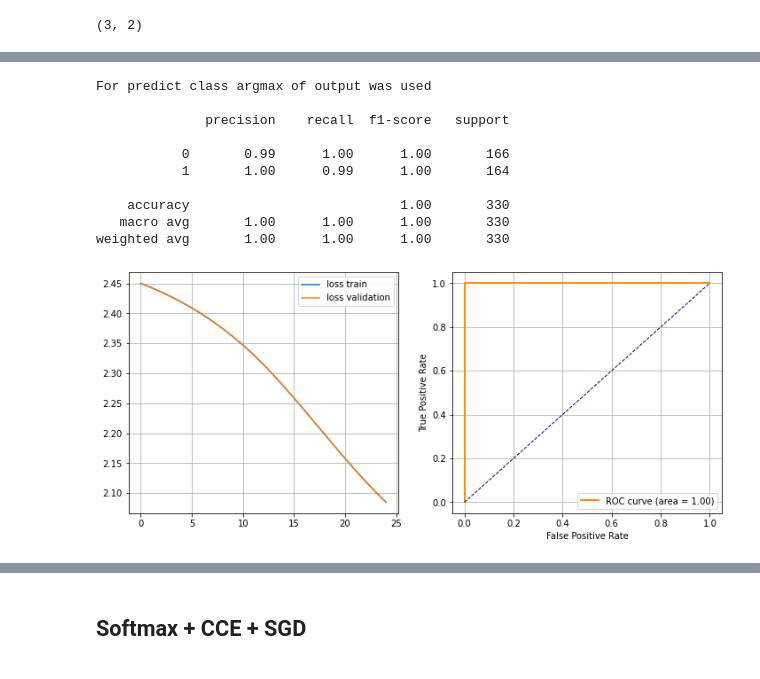
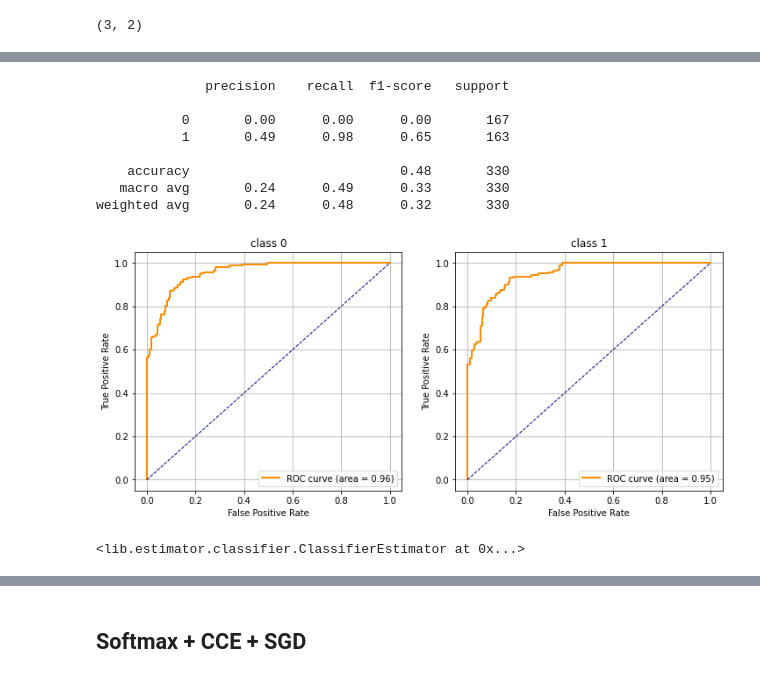
Before and after one commit to mechanoid5/ml_lib, a Jupyter notebook: classifier.ipynb, the cells around one changed output, grey strips where cells are left out. Saved outputs shown, nothing was run; the diff lists cells and outputs as text; code cells hidden in the pictures.

```diff
--- a/classifier.ipynb
+++ b/classifier.ipynb
@@ -78,7 +78,7 @@ InteractiveShell.ast_node_interactivity = 'all'
 # преобразуем список меток к размерности выхода модели
 y_train, y_val, y_test = [ np.eye(t.max()+1)[t] for t in [ target_train, target_val, target_test ] ]
 # выход {-1,+1}
-y_train, y_val, y_test = [ (y*2)-1 for y in [ y_train, y_val, y_test ] ]
+# y_train, y_val, y_test = [ (y*2)-1 for y in [ y_train, y_val, y_test ] ]
 
 y_train.shape,y_val.shape,y_test.shape
 # %% [output]
@@ -105,7 +105,7 @@ loss_val = MSQE(model)
 from lib.optimizer.gd import GD
 from lib.optimizer.lrate import ConstLRA
 
-lra = ConstLRA(.1)
+lra = ConstLRA(.01)
 
 model = GD(
     loss=loss_train,
@@ -114,6 +114,6 @@ model = GD(
 ).fit(
     data_train=[X_train,y_train],
     data_val=[X_val,y_val],
-    n_epoch=25,
+    n_epoch=50,
 )
 # %%
@@ -122,21 +126,14 @@ model = GD(
 # %%
 from lib.estimator.classifier import ClassifierEstimator # оценка классификатора
-# ClassifierEstimator(target,predict_score,loss_history)
-ClassifierEstimator(
-    target=target_test,
-    predict_score=model.predict(X_test),
-    loss_train_history=loss_train.history,
-    loss_val_history=loss_val.history,
-).estimate()
+ClassifierEstimator(model).estimate(X_test,target_test)
 # %% [output]
-For predict class argmax of output was used
-
               precision    recall  f1-score   support
 
-           0       0.99      1.00      1.00       166
-           1       1.00      0.99      1.00       164
+           0       0.00      0.00      0.00       167
+           1       0.49      0.98      0.65       163
 
-    accuracy                           1.00       330
-   macro avg       1.00      1.00      1.00       330
-weighted avg       1.00      1.00      1.00       330
+    accuracy                           0.48       330
+   macro avg       0.24      0.49      0.33       330
+weighted avg       0.24      0.48      0.32       330
-[figure, old version]
+[figure, new version]
+<lib.estimator.classifier.ClassifierEstimator at 0x...>
```
Also changed, not shown: parts of 15 cells of this notebook, 10 other files.
